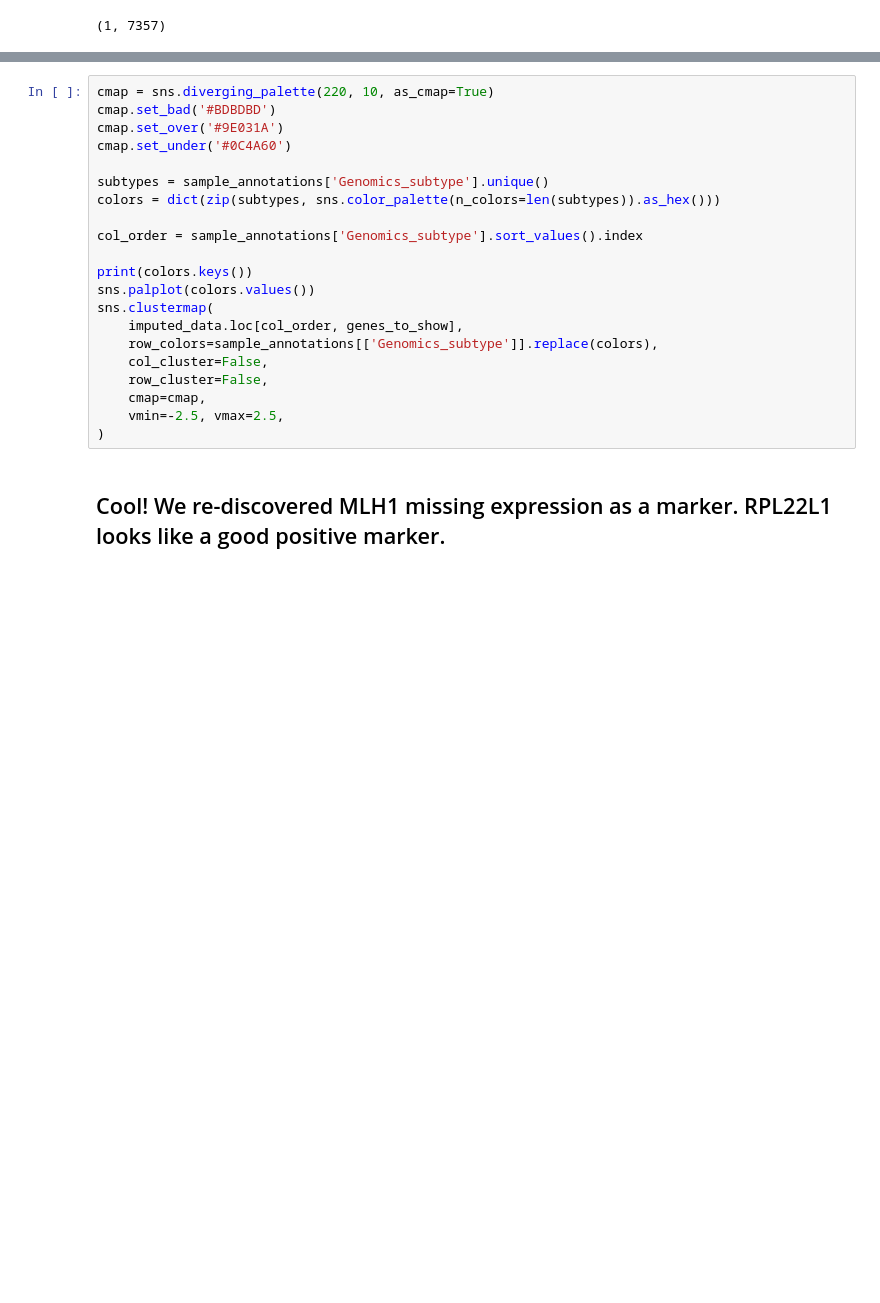
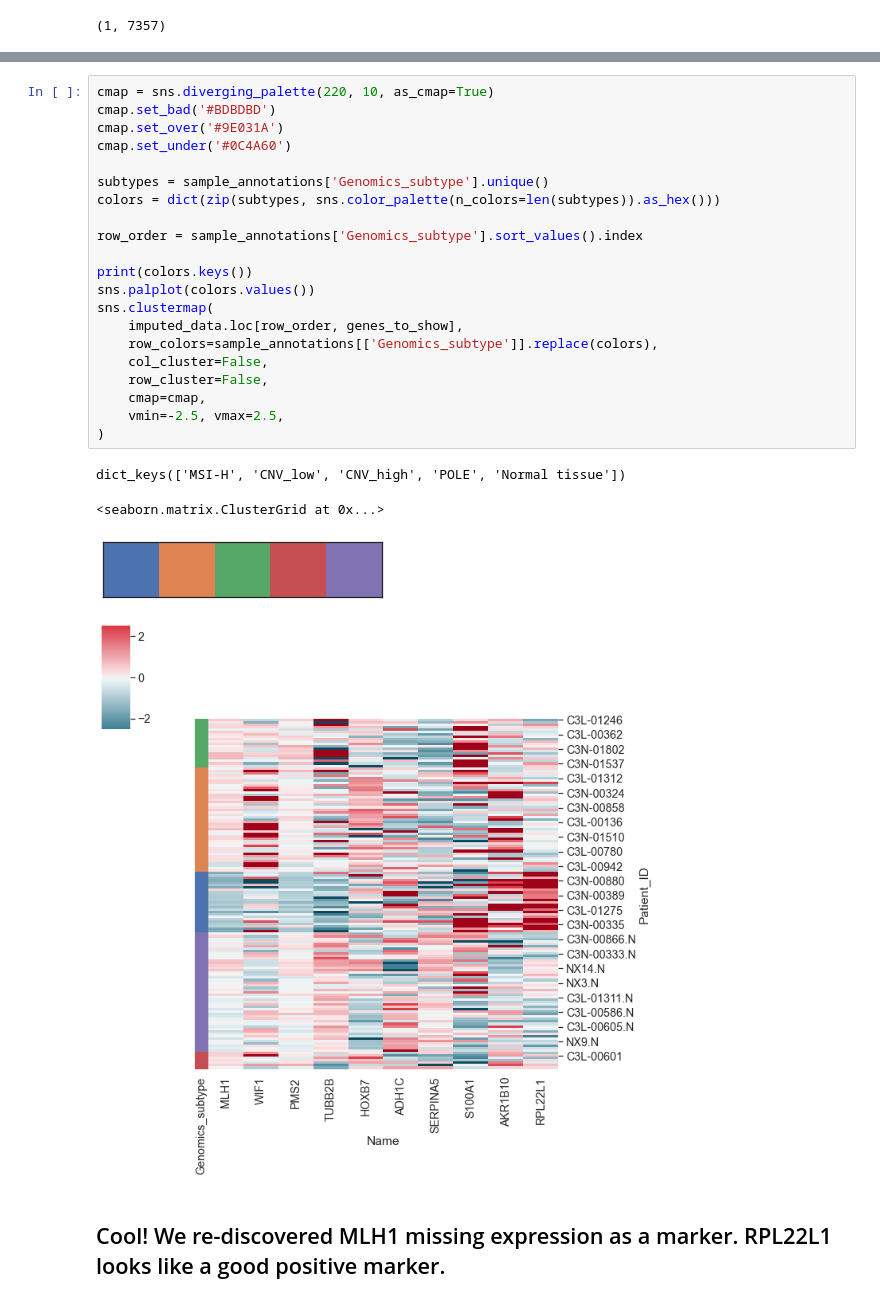
Before and after one commit to MarkGrivainis/itp_spring_2020, a Jupyter notebook: lecture_15/lecture_15_20200521_applied_pandas_sklearn.ipynb, the cells around one changed output, grey strips where cells are left out. Drawn from its saved outputs; the diff is of its cells as text; blank space fills up the shorter version.

```diff
--- a/lecture_15/lecture_15_20200521_applied_pandas_sklearn.ipynb
+++ b/lecture_15/lecture_15_20200521_applied_pandas_sklearn.ipynb
@@ -469,23 +679,28 @@ NameError: name 'coefficients' is not defined
 # %%
 cmap = sns.diverging_palette(220, 10, as_cmap=True)
 cmap.set_bad('#BDBDBD')
 cmap.set_over('#9E031A')
 cmap.set_under('#0C4A60')
 
 subtypes = sample_annotations['Genomics_subtype'].unique()
 colors = dict(zip(subtypes, sns.color_palette(n_colors=len(subtypes)).as_hex()))
 
-col_order = sample_annotations['Genomics_subtype'].sort_values().index
+row_order = sample_annotations['Genomics_subtype'].sort_values().index
 
 print(colors.keys())
 sns.palplot(colors.values())
 sns.clustermap(
-    imputed_data.loc[col_order, genes_to_show],
+    imputed_data.loc[row_order, genes_to_show],
     row_colors=sample_annotations[['Genomics_subtype']].replace(colors),
     col_cluster=False,
     row_cluster=False,
     cmap=cmap,
     vmin=-2.5, vmax=2.5,
 )
+# %% [output]
+dict_keys(['MSI-H', 'CNV_low', 'CNV_high', 'POLE', 'Normal tissue'])
+<seaborn.matrix.ClusterGrid at 0x...>
+[figure, added]
+[figure, added]
 # %% [markdown]
 ## Cool! We re-discovered MLH1 missing expression as a marker. RPL22L1 looks like a good positive marker.
```
Also changed, not shown: parts of 44 cells of this notebook, 1 other file.
